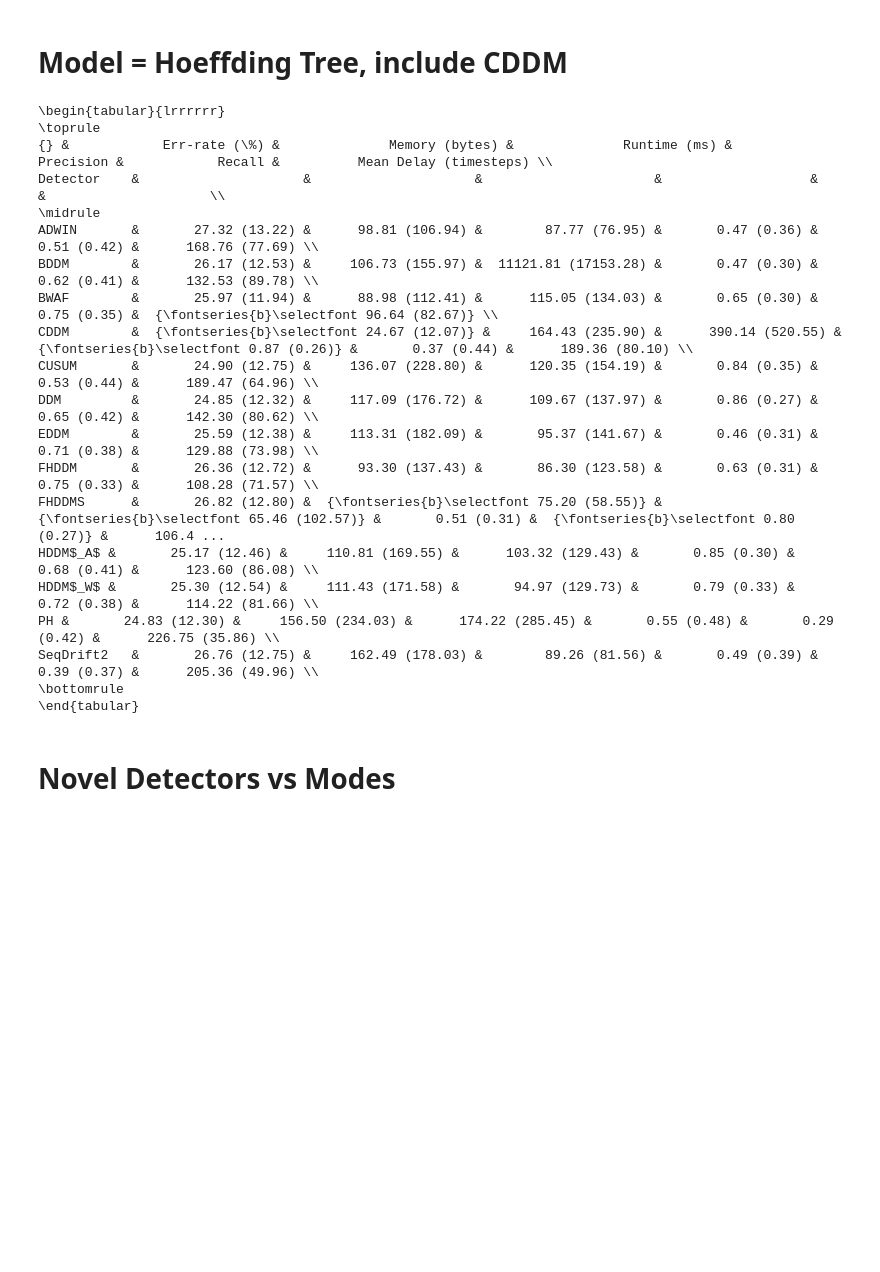
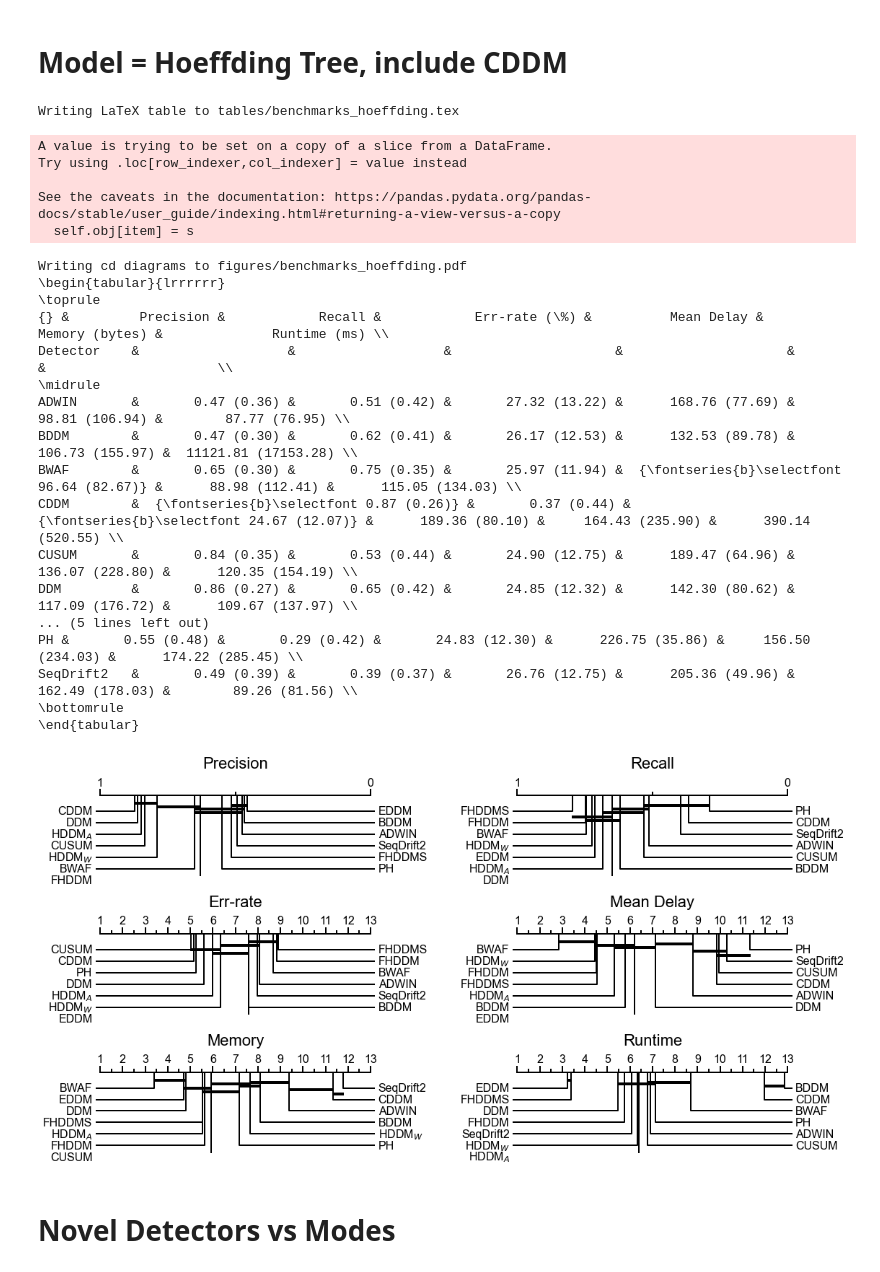
Before and after one commit to hamishhuggard/triage_concept_drift, a Jupyter notebook: experiments/benchmarks.ipynb, the cells around one changed output. Drawn from its saved outputs; the diff is of its cells as text; code cells hidden in the pictures; blank space fills up the shorter version.

```diff
--- a/experiments/benchmarks.ipynb
+++ b/experiments/benchmarks.ipynb
@@ -796,31 +722,37 @@ SeqDrift2   &       29.71 (14.87) &     118.74 (156.36) &        53.00 (59.84) &
 # %%
 print(process_results(
     results[ results['Model']=='HOEFFDING TREE' ].drop( columns=['Model', 'Datastream', 'Mode'] ),
     groupby='Detector',
-    path=os.path.join(root, 'benchmarks_hoeffding'),
-    bold_best=True
+    latex_path='tables/benchmarks_hoeffding.tex',
+    fig_path='figures/benchmarks_hoeffding.pdf',
+    bold_best=True,
+    alpha=0.05
 ))
 # %% [output]
-\begin{tabular}{lrrrrrr}
-\toprule
-{} &            Err-rate (\%) &              Memory (bytes) &              Runtime (ms) &         Precision &            Recall &          Mean Delay (timesteps) \\
-Detector    &                     &                     &                      &                   &                   &                     \\
-\midrule
-ADWIN       &       27.32 (13.22) &      98.81 (106.94) &        87.77 (76.95) &       0.47 (0.36) &       0.51 (0.42) &      168.76 (77.69) \\
-BDDM        &       26.17 (12.53) &     106.73 (155.97) &  11121.81 (17153.28) &       0.47 (0.30) &       0.62 (0.41) &      132.53 (89.78) \\
-BWAF        &       25.97 (11.94) &      88.98 (112.41) &      115.05 (134.03) &       0.65 (0.30) &       0.75 (0.35) &  {\fontseries{b}\selectfont 96.64 (82.67)} \\
-CDDM        &  {\fontseries{b}\selectfont 24.67 (12.07)} &     164.43 (235.90) &      390.14 (520.55) &  {\fontseries{b}\selectfont 0.87 (0.26)} &       0.37 (0.44) &      189.36 (80.10) \\
-CUSUM       &       24.90 (12.75) &     136.07 (228.80) &      120.35 (154.19) &       0.84 (0.35) &       0.53 (0.44) &      189.47 (64.96) \\
-DDM         &       24.85 (12.32) &     117.09 (176.72) &      109.67 (137.97) &       0.86 (0.27) &       0.65 (0.42) &      142.30 (80.62) \\
-EDDM        &       25.59 (12.38) &     113.31 (182.09) &       95.37 (141.67) &       0.46 (0.31) &       0.71 (0.38) &      129.88 (73.98) \\
-FHDDM       &       26.36 (12.72) &      93.30 (137.43) &       86.30 (123.58) &       0.63 (0.31) &       0.75 (0.33) &      108.28 (71.57) \\
-FHDDMS      &       26.82 (12.80) &  {\fontseries{b}\selectfont 75.20 (58.55)} &  {\fontseries{b}\selectfont 65.46 (102.57)} &       0.51 (0.31) &  {\fontseries{b}\selectfont 0.80 (0.27)} &      106.4 ...
-HDDM$_A$ &       25.17 (12.46) &     110.81 (169.55) &      103.32 (129.43) &       0.85 (0.30) &       0.68 (0.41) &      123.60 (86.08) \\
-HDDM$_W$ &       25.30 (12.54) &     111.43 (171.58) &       94.97 (129.73) &       0.79 (0.33) &       0.72 (0.38) &      114.22 (81.66) \\
-PH &       24.83 (12.30) &     156.50 (234.03) &      174.22 (285.45) &       0.55 (0.48) &       0.29 (0.42) &      226.75 (35.86) \\
-SeqDrift2   &       26.76 (12.75) &     162.49 (178.03) &        89.26 (81.56) &       0.49 (0.39) &       0.39 (0.37) &      205.36 (49.96) \\
-\bottomrule
-\end{tabular}
+Writing LaTeX table to tables/benchmarks_hoeffding.tex
+A value is trying to be set on a copy of a slice from a DataFrame.
+Try using .loc[row_indexer,col_indexer] = value instead
+
+See the caveats in the documentation: https://pandas.pydata.org/pandas-docs/stable/user_guide/indexing.html#returning-a-view-versus-a-copy
+  self.obj[item] = s
+Writing cd diagrams to figures/benchmarks_hoeffding.pdf
+\begin{tabular}{lrrrrrr}
+\toprule
+{} &         Precision &            Recall &            Err-rate (\%) &          Mean Delay &              Memory (bytes) &              Runtime (ms) \\
+Detector    &                   &                   &                     &                     &                     &                      \\
+\midrule
+ADWIN       &       0.47 (0.36) &       0.51 (0.42) &       27.32 (13.22) &      168.76 (77.69) &      98.81 (106.94) &        87.77 (76.95) \\
+BDDM        &       0.47 (0.30) &       0.62 (0.41) &       26.17 (12.53) &      132.53 (89.78) &     106.73 (155.97) &  11121.81 (17153.28) \\
+BWAF        &       0.65 (0.30) &       0.75 (0.35) &       25.97 (11.94) &  {\fontseries{b}\selectfont 96.64 (82.67)} &      88.98 (112.41) &      115.05 (134.03) \\
+CDDM        &  {\fontseries{b}\selectfont 0.87 (0.26)} &       0.37 (0.44) &  {\fontseries{b}\selectfont 24.67 (12.07)} &      189.36 (80.10) &     164.43 (235.90) &      390.14 (520.55) \\
+CUSUM       &       0.84 (0.35) &       0.53 (0.44) &       24.90 (12.75) &      189.47 (64.96) &     136.07 (228.80) &      120.35 (154.19) \\
+DDM         &       0.86 (0.27) &       0.65 (0.42) &       24.85 (12.32) &      142.30 (80.62) &     117.09 (176.72) &      109.67 (137.97) \\
+... (5 lines left out)
+PH &       0.55 (0.48) &       0.29 (0.42) &       24.83 (12.30) &      226.75 (35.86) &     156.50 (234.03) &      174.22 (285.45) \\
+SeqDrift2   &       0.49 (0.39) &       0.39 (0.37) &       26.76 (12.75) &      205.36 (49.96) &     162.49 (178.03) &        89.26 (81.56) \\
+\bottomrule
+\end{tabular}
+[figure, added]
 # %% [markdown]
 # Novel Detectors vs Modes
 # %%
```
Also changed, not shown: parts of 14 cells of this notebook, 2 other files.
